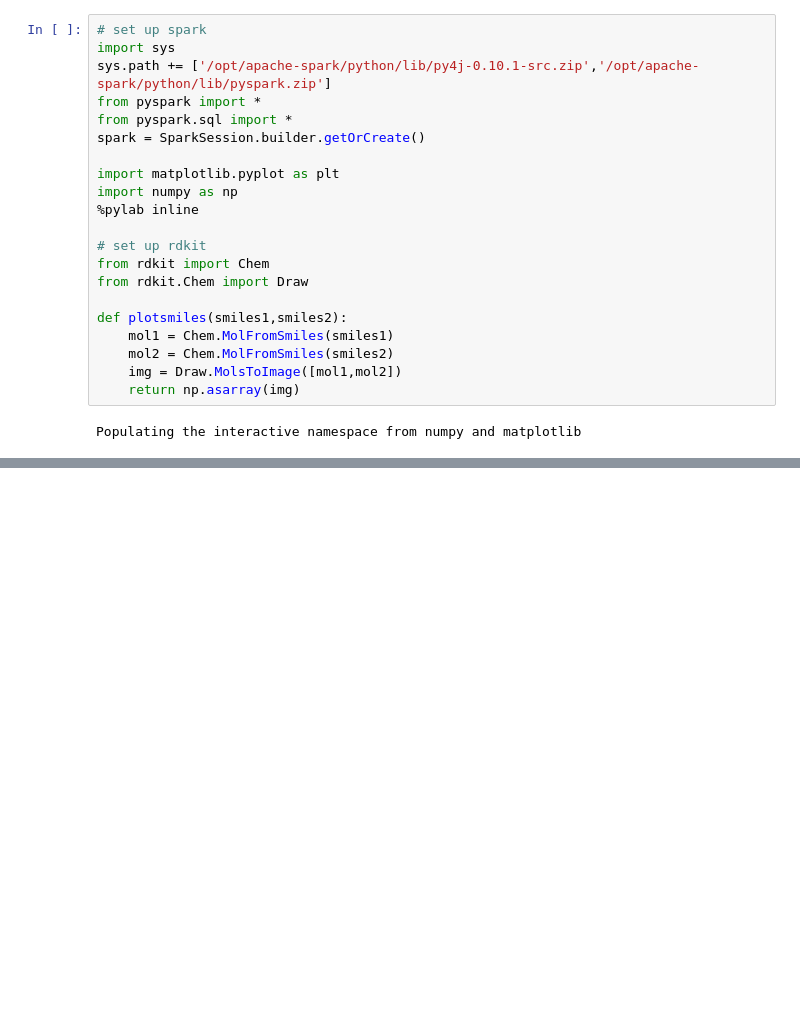
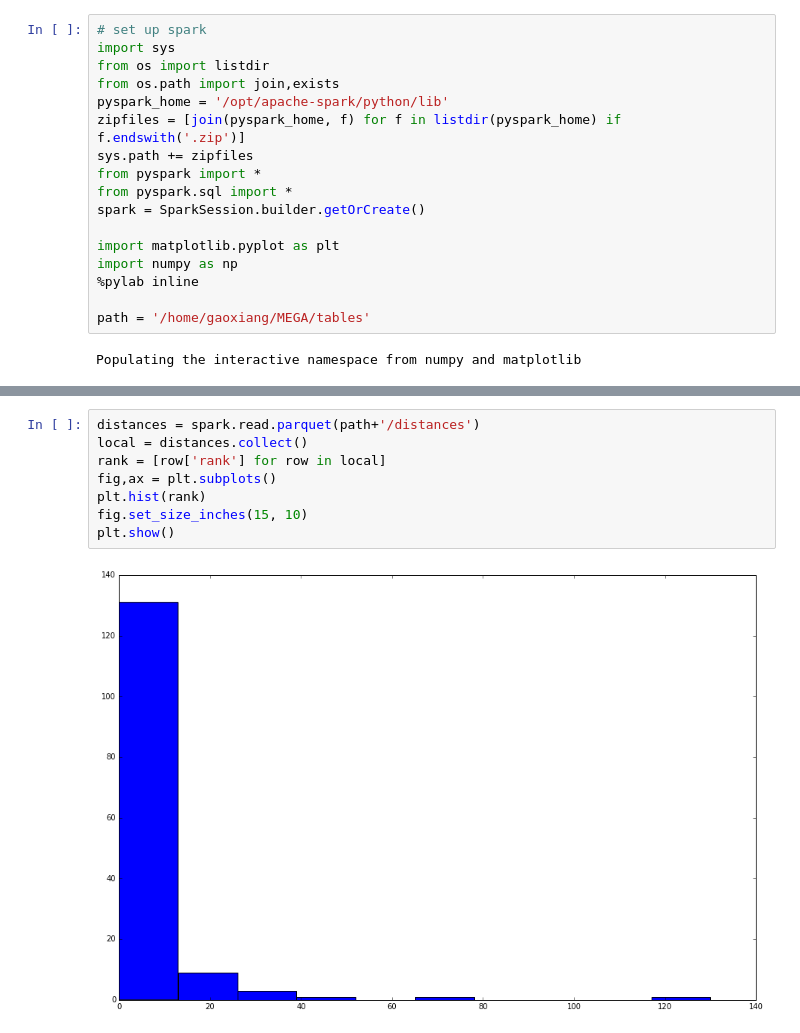
Before and after one commit to zasdfgbnm-dumpster/exp-th-distance, a Jupyter notebook: src/main/python/plot-thir.ipynb, the cells around one changed output, grey strips where cells are left out. Cells and saved outputs as stored; diff of their text form; blank space fills up the shorter version.

```diff
--- a/src/main/python/plot-thir.ipynb
+++ b/src/main/python/plot-thir.ipynb
@@ -1,7 +1,11 @@
 # %%
 # set up spark
 import sys
-sys.path += ['/opt/apache-spark/python/lib/py4j-0.10.1-src.zip','/opt/apache-spark/python/lib/pyspark.zip']
+from os import listdir
+from os.path import join,exists
+pyspark_home = '/opt/apache-spark/python/lib'
+zipfiles = [join(pyspark_home, f) for f in listdir(pyspark_home) if f.endswith('.zip')]
+sys.path += zipfiles
 from pyspark import *
 from pyspark.sql import *
 spark = SparkSession.builder.getOrCreate()
@@ -10,14 +14,6 @@ import matplotlib.pyplot as plt
 import numpy as np
 %pylab inline
 
-# set up rdkit
-from rdkit import Chem
-from rdkit.Chem import Draw
-
-def plotsmiles(smiles1,smiles2):
-    mol1 = Chem.MolFromSmiles(smiles1)
-    mol2 = Chem.MolFromSmiles(smiles2)
-    img = Draw.MolsToImage([mol1,mol2])
-    return np.asarray(img)
+path = '/home/gaoxiang/MEGA/tables'
 # %% [output]
 Populating the interactive namespace from numpy and matplotlib
@@ -58,0 +54,10 @@ for row in local:
+# %%
+distances = spark.read.parquet(path+'/distances')
+local = distances.collect()
+rank = [row['rank'] for row in local]
+fig,ax = plt.subplots()
+plt.hist(rank)
+fig.set_size_inches(15, 10)
+plt.show()
+# %% [output]
+[figure, added]
```
Also changed, not shown: parts of 2 cells of this notebook, 2 other files.
